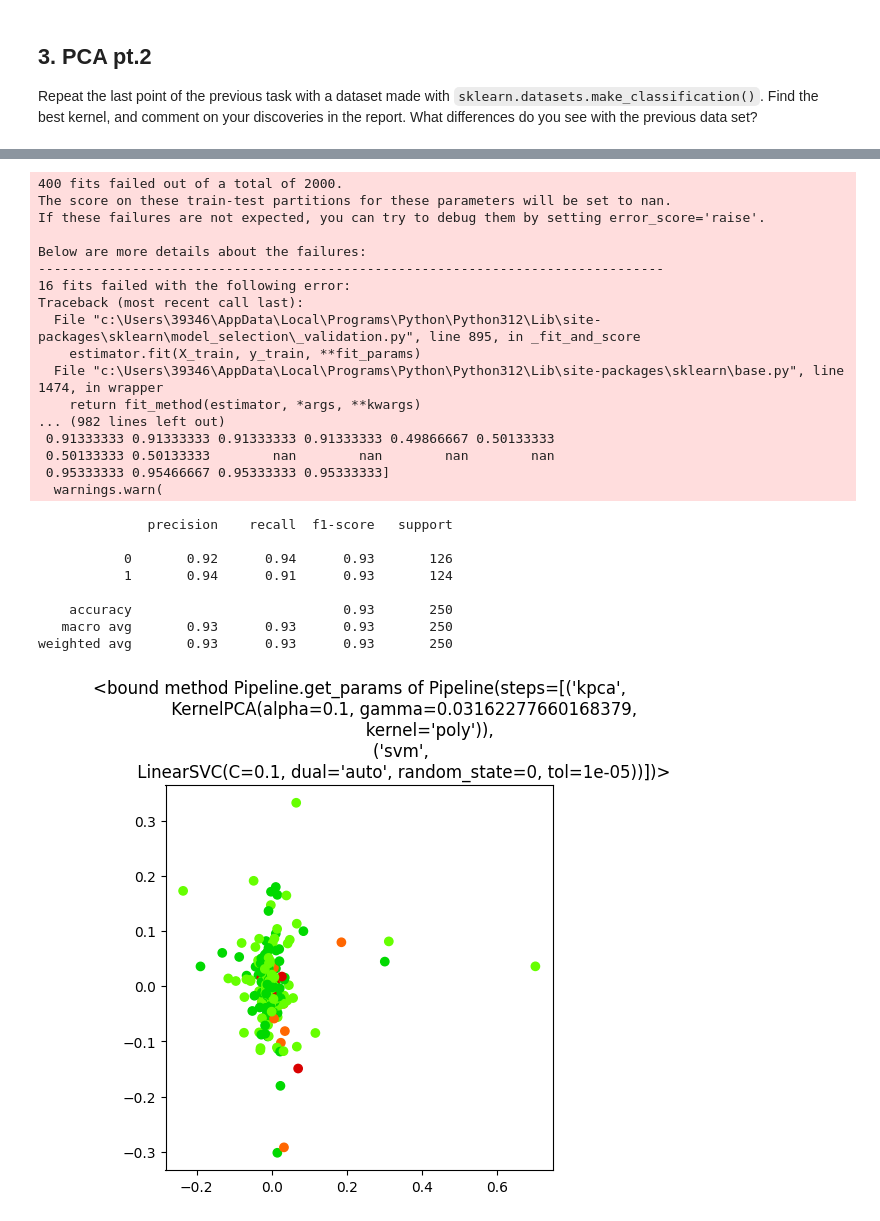
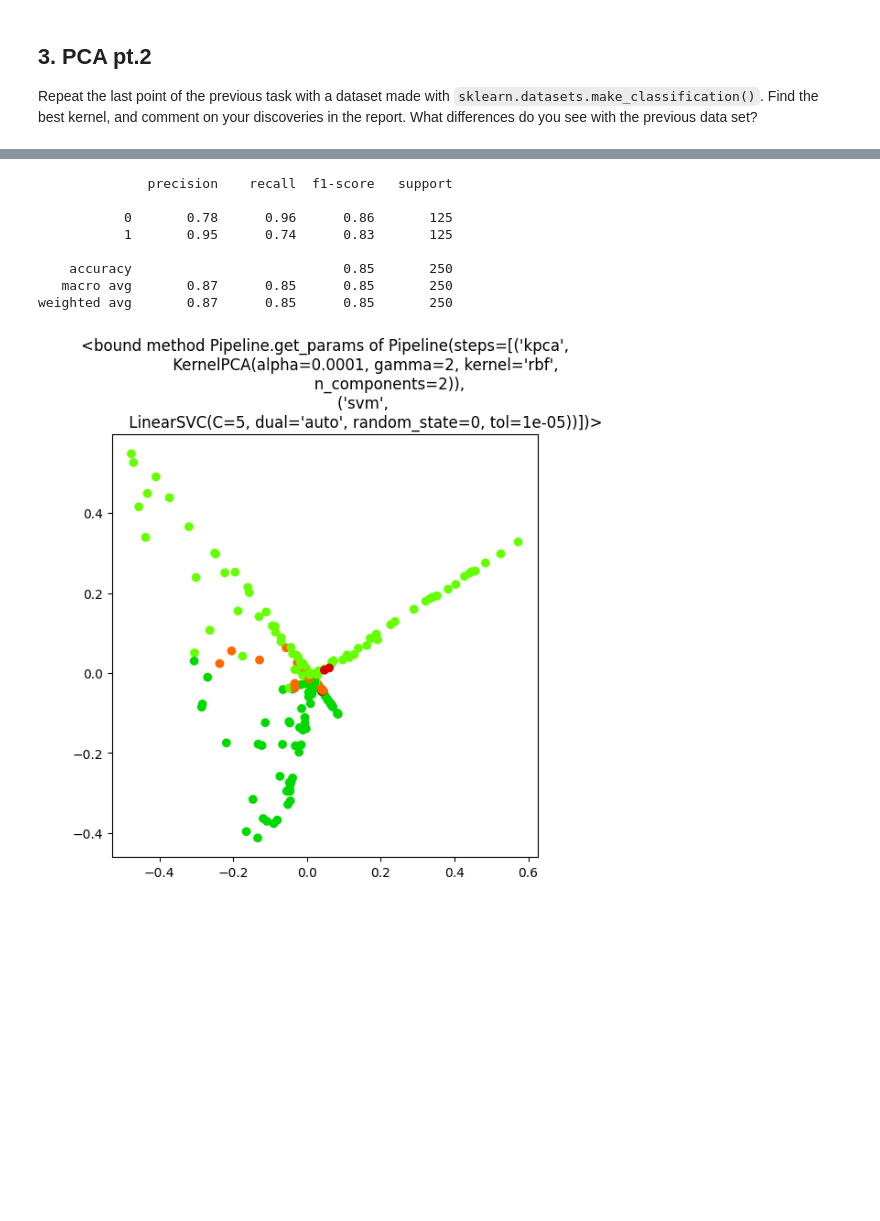
Before and after one commit to frekkoz3/Intro_to_ML_24-25, a Jupyter notebook: challenges/challenge 2/challenge_two.ipynb, the cells around one changed output, grey strips where cells are left out. Saved outputs shown, nothing was run; the diff lists cells and outputs as text; code cells hidden in the pictures; blank space fills up the shorter version.

````diff
--- a/challenges/challenge 2/challenge_two.ipynb
+++ b/challenges/challenge 2/challenge_two.ipynb
@@ -180,6 +181,27 @@ def plot_classification(projection, y_true, y_pred, name):
 
     plt.title(name)
     plt.show()
+# %%
+def plot_2d_classification(projection, y_true, y_pred, name):
+
+    fig, ax = plt.subplots(figsize=(6, 6))
+
+    color = []
+    for y_t, y_p in zip(y_true, y_pred):
+        if y_t != y_p:
+            if y_p == 0:
+                color.append((1, 0.4, 0))
+            else:
+                color.append((0.85, 0, 0))
+        elif y_t == y_p:
+            if y_p == 0:
+                color.append((0.4, 1, 0))
+            else:
+                color.append((0, 0.85, 0))
+    ax.scatter(projection[:, 0], projection[:, 1], c=color)
+
+    plt.title(name)
+    plt.show()
 # %%
 from sklearn.decomposition import PCA
 
@@ -238,7 +261,7 @@ weighted avg       0.98      0.98      0.98       250
 ## 3. PCA pt.2
 Repeat the last point of the previous task with a dataset made with ```sklearn.datasets.make_classification()```. Find the best kernel, and comment on your discoveries in the report. What differences do you see with the previous data set?
 # %%
-from sklearn.datasets import make_classification
+from sklearn.datasets import make_classification, make_blobs
 
-X, y = make_classification(n_samples = 1000, n_classes=2, random_state = 0)
+X, y = make_classification(n_samples = 1000, n_classes=2, n_features=3, n_informative=3, n_redundant=0, n_repeated=0, random_state = 0)
 X_train, X_test, y_train, y_test = train_test_split(X, y, stratify = y, random_state=0)
@@ -245,5 +276,5 @@ X_train, X_test, y_train, y_test = train_test_split(X, y, stratify = y, random_s
 # %%
-kernel_pca_model = KernelPCA(n_components=2, kernel="rbf", gamma=20)
+kernel_pca_model = KernelPCA(n_components=2, kernel="rbf", gamma=4)
 projection = kernel_pca_model.fit_transform(X_train, y_train)
 plt.scatter(projection[:, 0], projection[:, 1], c=y_train, cmap="viridis",marker = "o")
 plt.title("2D Kernel rbf PCA projection")
@@ -269,46 +300,30 @@ weighted avg       0.49      0.50      0.49       250
 # %%
+from sklearn.model_selection import GridSearchCV
 from sklearn.pipeline import Pipeline
 model = KernelPCA()
 pipeline = Pipeline([
     ("kpca", KernelPCA(kernel="rbf")),
     ("svm", LinearSVC(random_state=0, tol=1e-5, dual="auto"))
 ])
 param_grid = {
-    "kpca__kernel": ["linear", "poly", "rbf", "sigmoid", "cosine"],
-    "kpca__gamma": np.logspace(-3, 3, 5),
-    "kpca__alpha" : [0.1, 1, 5, 10],
+    "kpca__n_components" : [2],
+    "kpca__kernel" : ["poly", "rbf"],
+    "kpca__gamma" : [1, 2, 3, 5],
+    "kpca__alpha" : [10e-5, 10e-4, 10e-3, 1],
     "svm__C" : [0.1, 1, 5, 10]
 }
-grid_search = GridSearchCV(pipeline, param_grid, cv=5, scoring="accuracy")
+grid_search = GridSearchCV(pipeline, param_grid, cv=5, scoring="accuracy", error_score="raise")
 grid_search.fit(X_train, y_train)
-
 best_model = grid_search.best_estimator_
 print(classification_report(y_test, best_model.predict(X_test)))
-plot_classification(x_test, y_test, best_model.predict(X_test), str(best_model.get_params))
+plot_2d_classification(x_test, y_test, best_model.predict(X_test), str(best_model.get_params))
 # %% [output]
-400 fits failed out of a total of 2000.
-The score on these train-test partitions for these parameters will be set to nan.
-If these failures are not expected, you can try to debug them by setting error_score='raise'.
+              precision    recall  f1-score   support
 
-Below are more details about the failures:
---------------------------------------------------------------------------------
-16 fits failed with the following error:
-Traceback (most recent call last):
-  File "c:\Users\39346\AppData\Local\Programs\Python\Python312\Lib\site-packages\sklearn\model_selection\_validation.py", line 895, in _fit_and_score
-    estimator.fit(X_train, y_train, **fit_params)
-  File "c:\Users\39346\AppData\Local\Programs\Python\Python312\Lib\site-packages\sklearn\base.py", line 1474, in wrapper
-    return fit_method(estimator, *args, **kwargs)
-... (982 lines left out)
- 0.91333333 0.91333333 0.91333333 0.91333333 0.49866667 0.50133333
- 0.50133333 0.50133333        nan        nan        nan        nan
- 0.95333333 0.95466667 0.95333333 0.95333333]
-  warnings.warn(
+           0       0.78      0.96      0.86       125
+           1       0.95      0.74      0.83       125
+
+    accuracy                           0.85       250
+   macro avg       0.87      0.85      0.85       250
+weighted avg       0.87      0.85      0.85       250
-              precision    recall  f1-score   support
-
-           0       0.92      0.94      0.93       126
-           1       0.94      0.91      0.93       124
-
-    accuracy                           0.93       250
-   macro avg       0.93      0.93      0.93       250
-weighted avg       0.93      0.93      0.93       250
-[figure, old version]
+[figure, new version]
````
Also changed, not shown: parts of 16 cells of this notebook, 1 other file.
